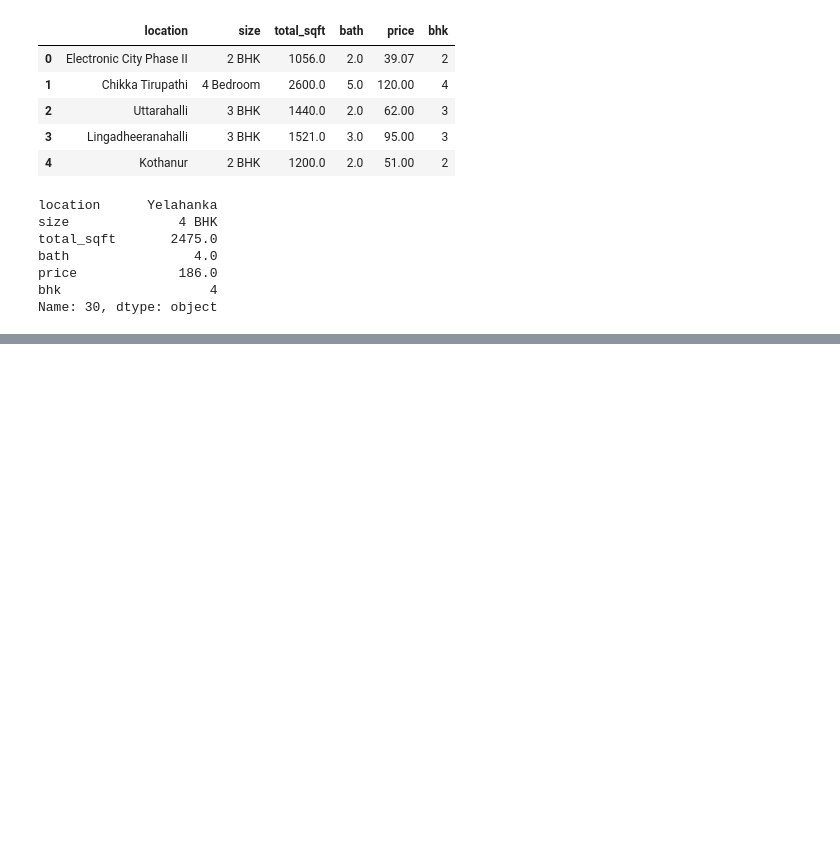
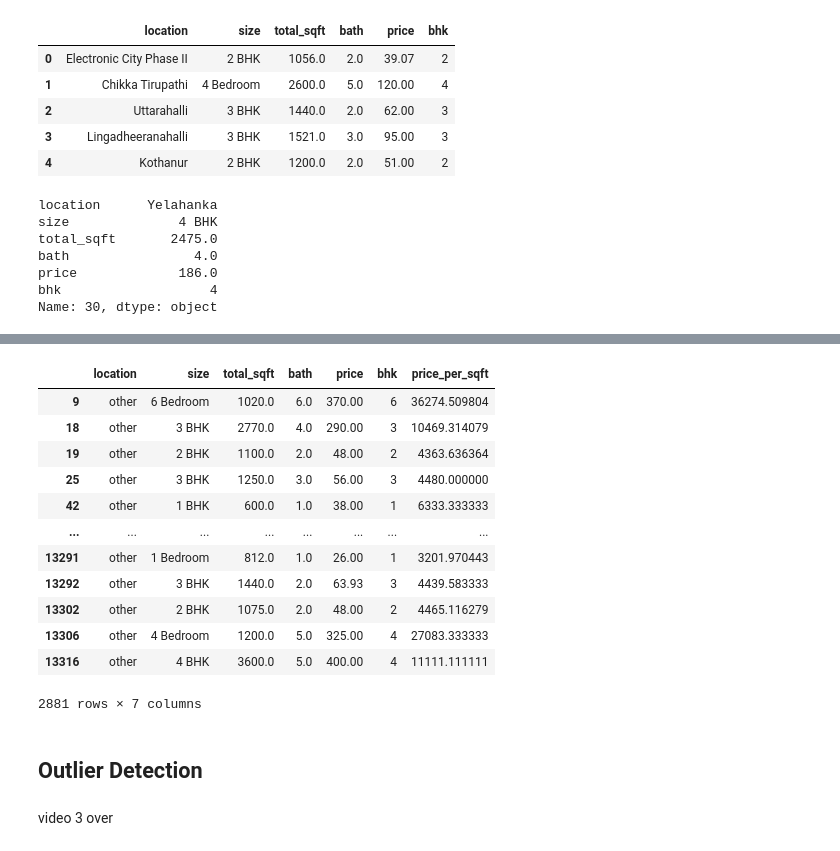
Before and after one commit to rohit-1026/House-Price-Prediction, a Jupyter notebook: House_Price_Pred.ipynb, the cells around one changed output, grey strips where cells are left out. Saved outputs shown, nothing was run; the diff lists cells and outputs as text; code cells hidden in the pictures; blank space fills up the shorter version.

Commit message:
All columns managed.

```diff
--- a/House_Price_Pred.ipynb
+++ b/House_Price_Pred.ipynb
@@ -241,0 +255,7 @@ Name: 30, dtype: object
+# %%
+# Creating a new column 'Price per sqft
+
+df4 = df3.copy()
+
+df4['price_per_sqft'] = df4['price']*100000 / df4['total_sqft']
+df4.head()
@@ -241,0 +275,5 @@ Name: 30, dtype: object
+# %%
+df4['location'] = df4['location'].apply(lambda x: x.strip()) # For removing any extra spaces in the words
+
+location_stats = df4.groupby('location')['location'].agg('count').sort_values(ascending = False)
+location_stats
@@ -241,0 +308,3 @@ Name: 30, dtype: object
+# %%
+location_stat_less_than_10 = location_stats[location_stats<=10]
+location_stat_less_than_10
@@ -241,0 +340,2 @@ Name: 30, dtype: object
+# %%
+df4['location'] = df4['location'].apply(lambda x: 'other' if x in location_stat_less_than_10 else x)
@@ -241,0 +360,20 @@ Name: 30, dtype: object
+# %%
+df4[df4['location'] == 'other']
+# %% [output]
+|  | location | size | total_sqft | bath | price | bhk | price_per_sqft |
+| 9 | other | 6 Bedroom | 1020.0 | 6.0 | 370.00 | 6 | 36274.509804 |
+| 18 | other | 3 BHK | 2770.0 | 4.0 | 290.00 | 3 | 10469.314079 |
+| 19 | other | 2 BHK | 1100.0 | 2.0 | 48.00 | 2 | 4363.636364 |
+| 25 | other | 3 BHK | 1250.0 | 3.0 | 56.00 | 3 | 4480.000000 |
+| 42 | other | 1 BHK | 600.0 | 1.0 | 38.00 | 1 | 6333.333333 |
+| ... | ... | ... | ... | ... | ... | ... | ... |
+| 13291 | other | 1 Bedroom | 812.0 | 1.0 | 26.00 | 1 | 3201.970443 |
+| 13292 | other | 3 BHK | 1440.0 | 2.0 | 63.93 | 3 | 4439.583333 |
+| 13302 | other | 2 BHK | 1075.0 | 2.0 | 48.00 | 2 | 4465.116279 |
+| 13306 | other | 4 Bedroom | 1200.0 | 5.0 | 325.00 | 4 | 27083.333333 |
+| 13316 | other | 4 BHK | 3600.0 | 5.0 | 400.00 | 4 | 11111.111111 |
+2881 rows × 7 columns
+# %% [markdown]
+## Outlier Detection
+# %% [markdown]
+video 3 over
```
Also changed, not shown: parts of 18 cells of this notebook.
